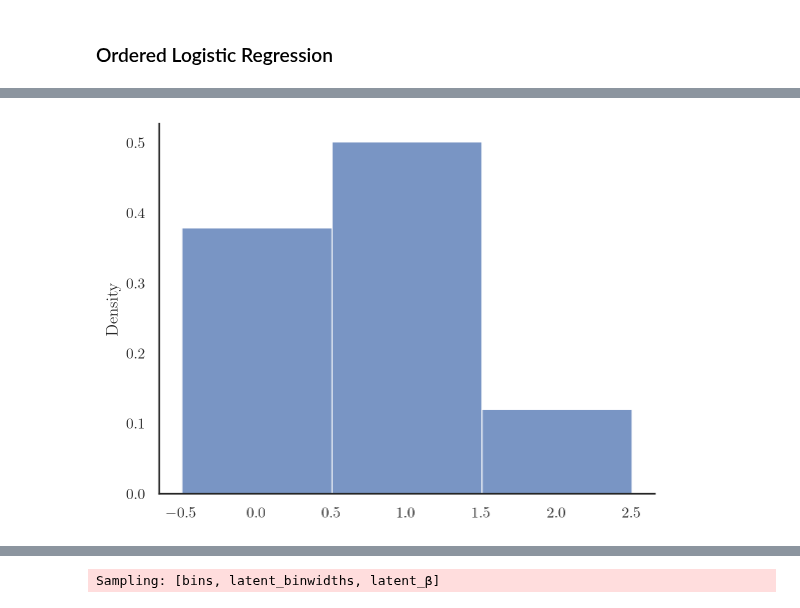
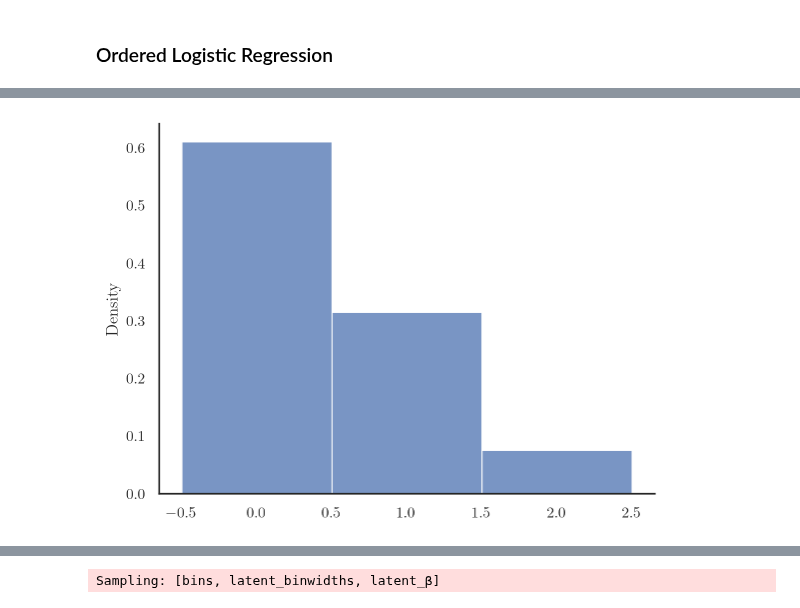
Before and after one commit to dyavorsky/likert_dualresponse, a Jupyter notebook: notebooks/pymc_sandbox.ipynb, the cells around one changed output, grey strips where cells are left out. Drawn from its saved outputs; the diff is of its cells as text; code cells hidden in the pictures.

```diff
--- a/notebooks/pymc_sandbox.ipynb
+++ b/notebooks/pymc_sandbox.ipynb
@@ -350,18 +338,19 @@ def make_data(params):
     W = params["W"]
     np.random.seed(42)
 
-    β = np.random.normal(size=2)
+    β = np.random.normal(size=1)
     π = np.random.dirichlet([1] * W, 1).flatten().cumsum()
 
     X = np.random.normal(size=(N, 1))
-    X = np.concatenate([np.ones_like(X), X], axis=1)
-    η = np.random.gumbel(0, 1, N)
+    # X = np.concatenate([np.ones_like(X), X], axis=1)
+    η = np.random.logistic(0, 1, N)
     v = (X @ β + η).flatten()
 
     w = np.digitize(gumbel_r.cdf(v), π)
+    # w = np.digitize((1+np.exp(-v))**-1, π)
 
     return {
-        "w": w,
+        "w": pd.Categorical(w, categories = list(range(W)), ordered=True),
         "x": X,
         "latent_η": η,
         "latent_β": β,
@@ -382,8 +376,8 @@ plt.show()
 # %%
-sns.histplot(D["w"], discrete=True,stat="density")
+sns.histplot(D["w"], stat="density")
 plt.show()
 # %% [output]
-[figure, old version]
+[figure, new version]
 # %%
 observed_outcome = D["w"]
 observed_indep = D["x"]
```
Also changed, not shown: parts of 17 cells of this notebook, 2 other files.
